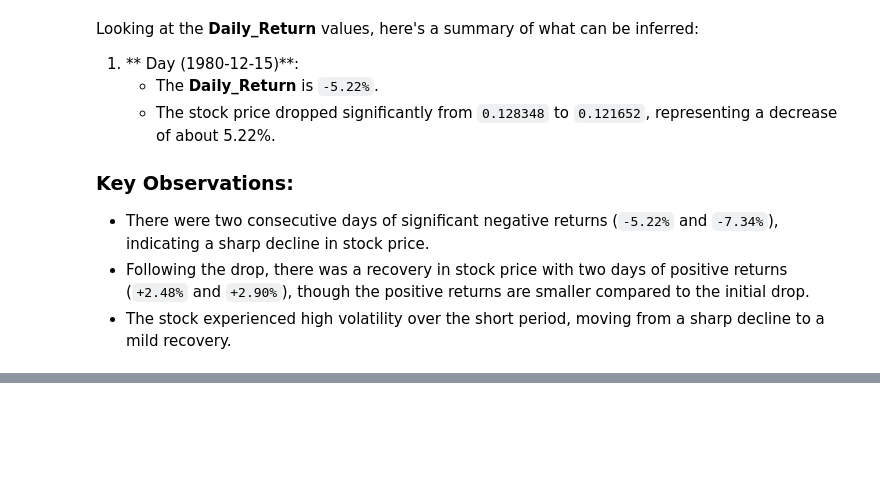
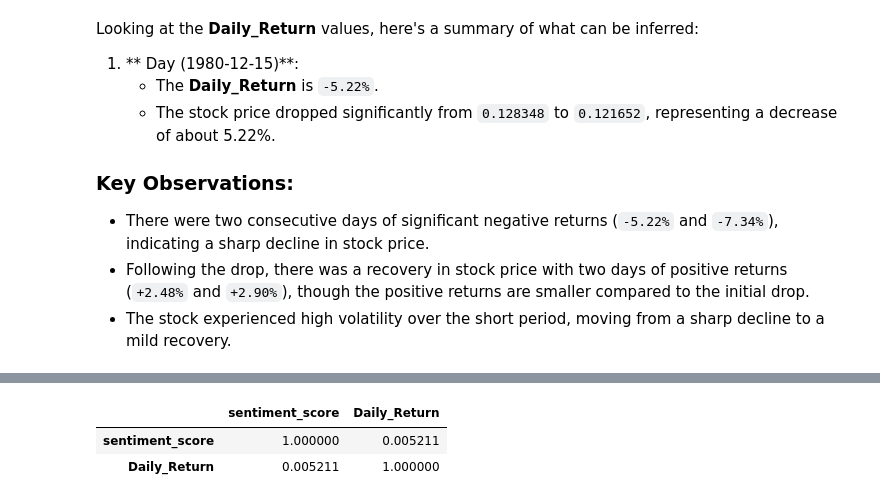
Before and after one commit to wendirad/weekOne, a Jupyter notebook: notebooks/Task-3.ipynb, the cells around one changed output, grey strips where cells are left out. Saved outputs shown, nothing was run; the diff lists cells and outputs as text; code cells hidden in the pictures; blank space fills up the shorter version.

Commit message:
(feat) Correlation Analysis between sentiment scores and stock returns

```diff
--- a/notebooks/Task-3.ipynb
+++ b/notebooks/Task-3.ipynb
@@ -155,0 +165,7 @@ Looking at the **Daily_Return** values, here's a summary of what can be inferred
+# %%
+correlation = merged_data[['sentiment_score', 'Daily_Return']].corr(method='pearson')
+correlation
+# %% [output]
+|  | sentiment_score | Daily_Return |
+| sentiment_score | 1.000000 | 0.005211 |
+| Daily_Return | 0.005211 | 1.000000 |
```
Also changed, not shown: parts of 2 cells of this notebook.
